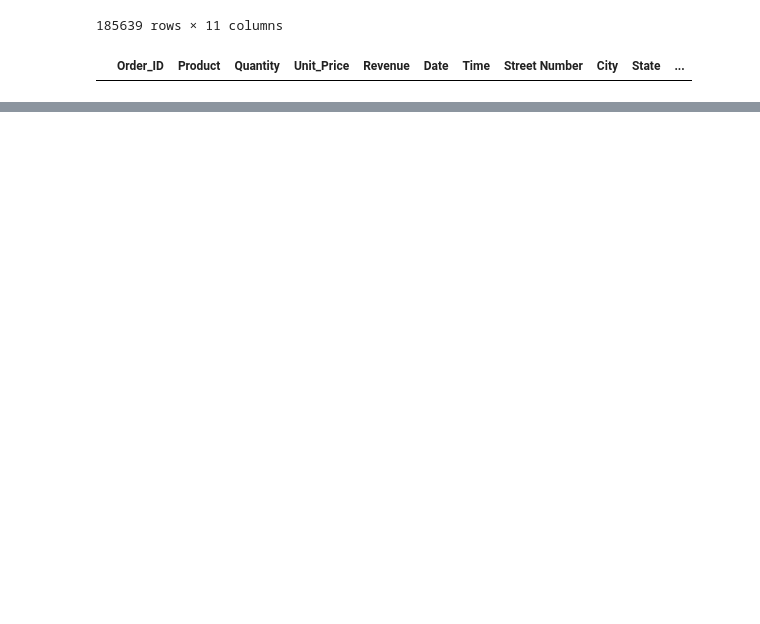
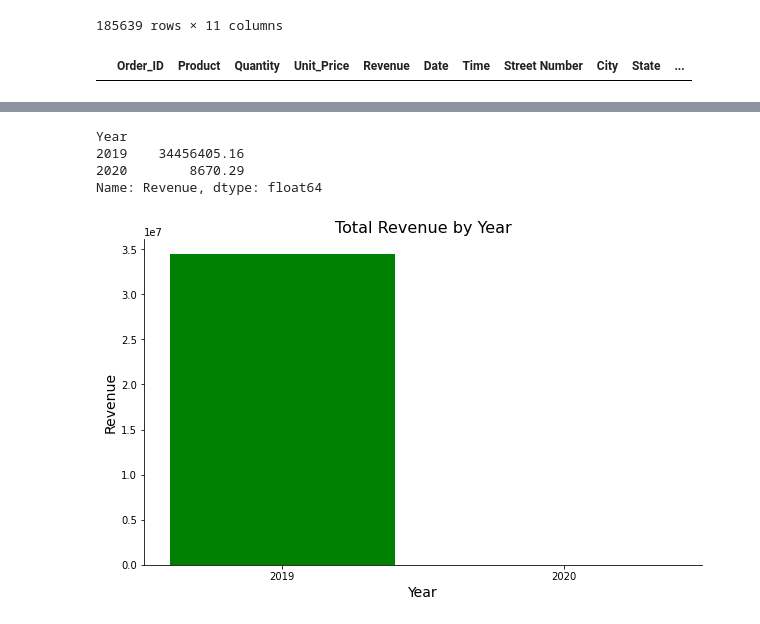
Before and after one commit to adunoluwa1/Product-Sales-Analysis, a Jupyter notebook: Sales_Data_Analysis.ipynb, the cells around one changed output, grey strips where cells are left out. Cells and saved outputs as stored; diff of their text form; code cells hidden in the pictures; blank space fills up the shorter version.

```diff
--- a/Sales_Data_Analysis.ipynb
+++ b/Sales_Data_Analysis.ipynb
@@ -31,0 +67,25 @@ df[df.duplicated() == True]
+# %%
+# df['Time'] = pd.to_timedelta(df['Time'],unit='hours')
+df['Time'] = df['Time'].apply(lambda x: dt.time(int(x.split(':')[0]),int(x.split(':')[1]),int(x.split(':')[2])))
+# %%
+df['Month'] = df['Date'].apply(lambda x: x.month)
+df['Year'] = df['Date'].apply(lambda x: x.year)
+# %%
+Revenue_by_year = df.groupby(df['Year'])['Revenue'].sum()
+Revenue_by_year
+# %% [output]
+Year
+2019    34456405.16
+2020        8670.29
+Name: Revenue, dtype: float64
+# %%
+fig, ax = plt.subplots(figsize=(10,6))
+ax.bar(Revenue_by_year.index, Revenue_by_year.values, color='g')
+plt.title('Total Revenue by Year', fontsize=16)
+plt.xlabel('Year', fontsize=14)
+plt.ylabel('Revenue', fontsize=14)
+plt.xticks(ticks=[2019,2020],labels=('2019','2020'), ha='center')
+sns.despine(left=False, bottom=False)
+plt.show()
+# %% [output]
+[figure, added]
```
Also changed, not shown: parts of 12 cells of this notebook, 3 other files.
